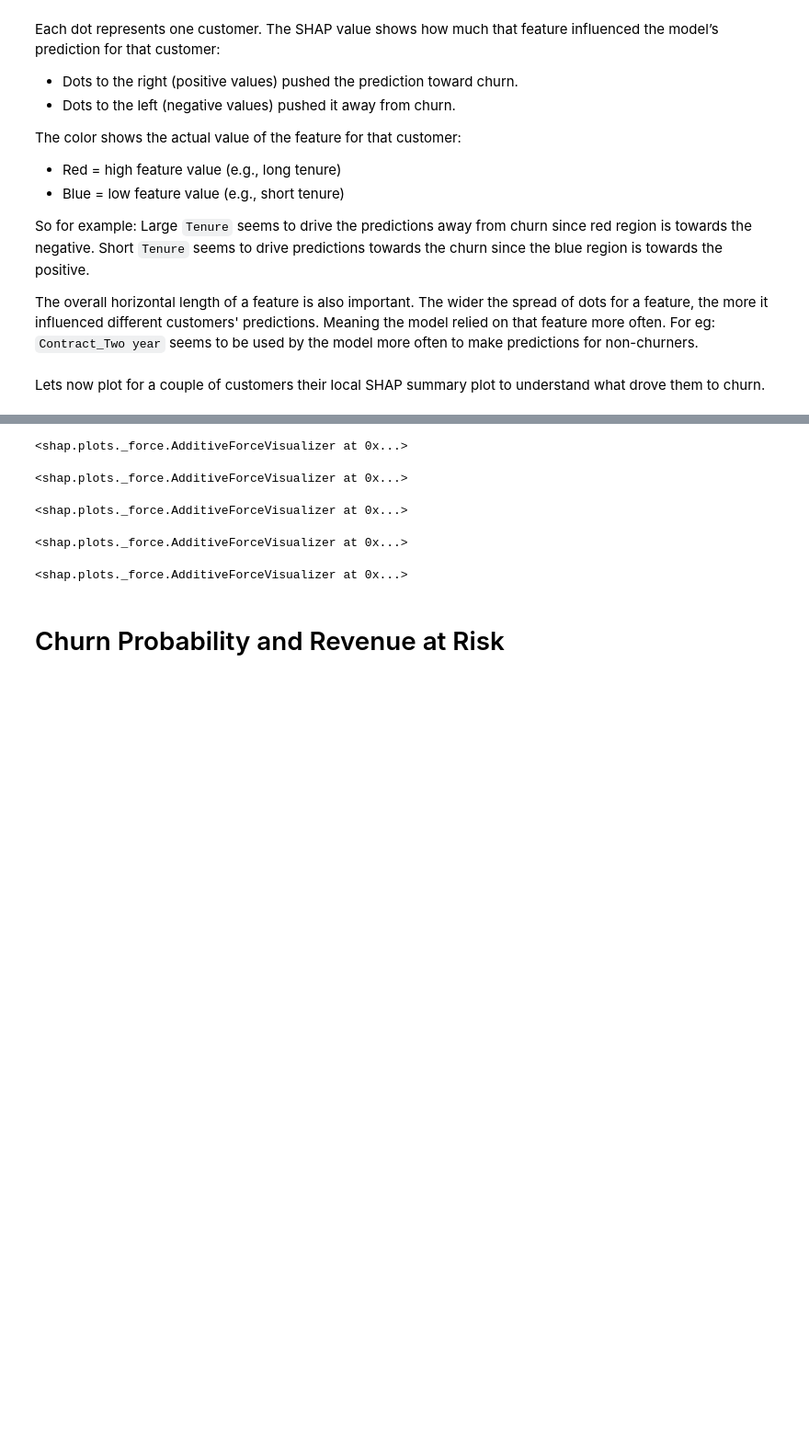
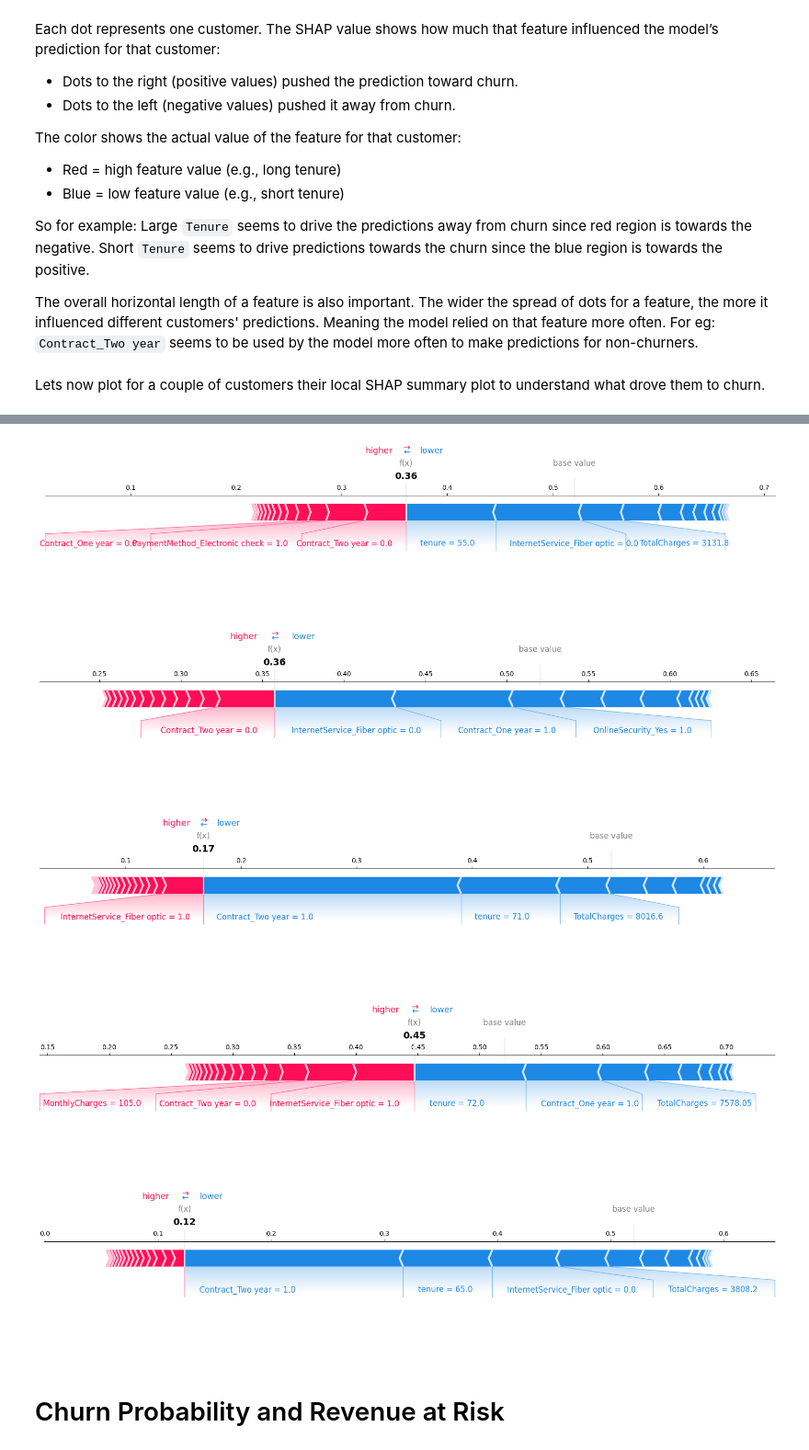
Before and after one commit to Lekshmi288/churn-prediction-with-business-insights, a Jupyter notebook: customer-churn-risk-analysis.ipynb, the cells around one changed output, grey strips where cells are left out. Shown at 92% size. Saved outputs shown, nothing was run; the diff lists cells and outputs as text; code cells hidden in the pictures; blank space fills up the shorter version.

```diff
--- a/customer-churn-risk-analysis.ipynb
+++ b/customer-churn-risk-analysis.ipynb
@@ -742,20 +742,20 @@ The overall horizontal length of a feature is also important. The wider the spre
 
 Lets now plot for a couple of customers their local SHAP summary plot to understand what drove them to churn.
 # %%
+from IPython.display import Image, display, HTML
+shap.initjs()
 a = np.arange(len(Y_test))
-shap.initjs()
+
 for i in range(5):
-    cust= np.random.choice(a)
-    force_plot = shap.force_plot(explainer.expected_value[1], shap_values[1][cust, :], X_test_onehot.iloc[cust, :])
-    display(force_plot)
-    shap.save_html(f"force_plot_{i}.html", force_plot)
+    cust = np.random.choice(a)
+    shap.force_plot(explainer.expected_value[1],shap_values[1][cust, :],X_test_onehot.iloc[cust, :],matplotlib=True)
 # %% [output]
 [interactive output not drawn]
-<shap.plots._force.AdditiveForceVisualizer at 0x...>
-<shap.plots._force.AdditiveForceVisualizer at 0x...>
-<shap.plots._force.AdditiveForceVisualizer at 0x...>
-<shap.plots._force.AdditiveForceVisualizer at 0x...>
-<shap.plots._force.AdditiveForceVisualizer at 0x...>
+[figure, added]
+[figure, added]
+[figure, added]
+[figure, added]
+[figure, added]
 # %% [markdown]
 # Churn Probability and Revenue at Risk
 # %%
```
Also changed, not shown: parts of 5 cells of this notebook, 1 other file.
